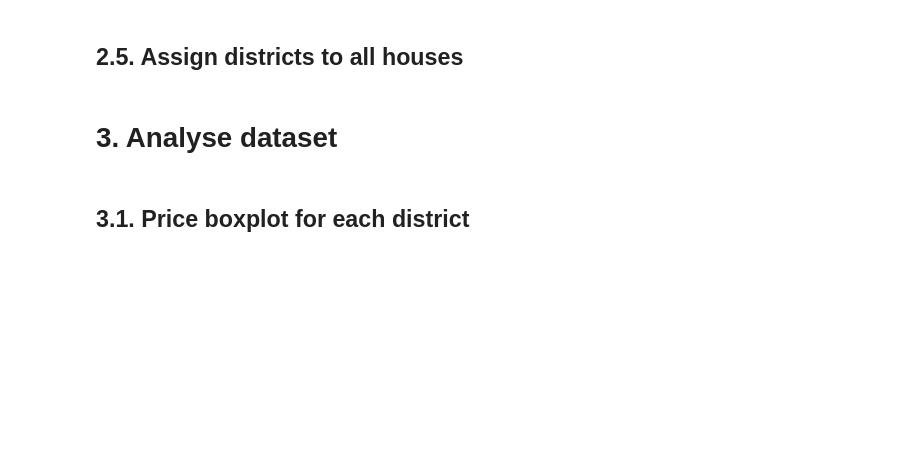
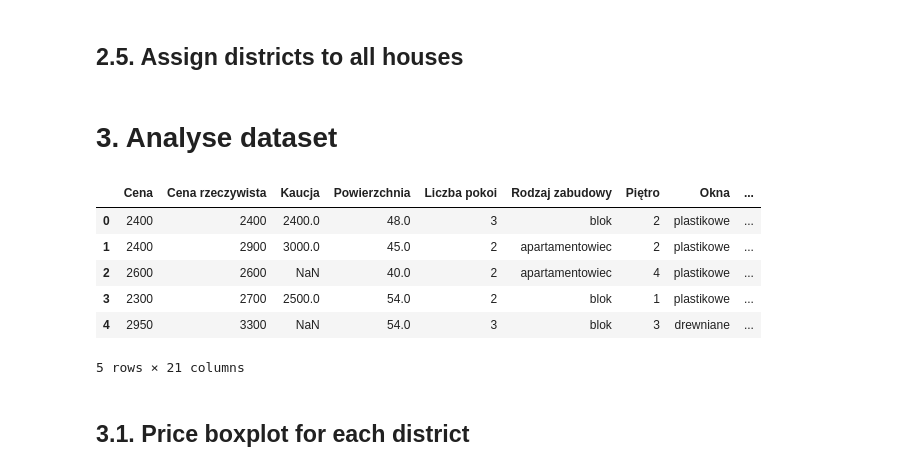
Before and after one commit to KrystianPlackowski/Apartments-data-parser, a Jupyter notebook: analyse.ipynb, the cells around one changed output. Saved outputs shown, nothing was run; the diff lists cells and outputs as text; code cells hidden in the pictures; blank space fills up the shorter version.

```diff
--- a/analyse.ipynb
+++ b/analyse.ipynb
@@ -122,6 +122,16 @@ apartaments['Nazwa dzielnicy'] = apartaments['Numer dzielnicy'].apply(
     lambda x: geo.iloc[int(x)]['name'] if notNan(x) else np.nan)
 # %% [markdown]
 # 3. Analyse dataset
+# %%
+apartaments.head()
+# %% [output]
+|  | Cena | Cena rzeczywista | Kaucja | Powierzchnia | Liczba pokoi | Rodzaj zabudowy | Piętro | Okna | ... |
+| 0 | 2400 | 2400 | 2400.0 | 48.0 | 3 | blok | 2 | plastikowe | ... |
+| 1 | 2400 | 2900 | 3000.0 | 45.0 | 2 | apartamentowiec | 2 | plastikowe | ... |
+| 2 | 2600 | 2600 | NaN | 40.0 | 2 | apartamentowiec | 4 | plastikowe | ... |
+| 3 | 2300 | 2700 | 2500.0 | 54.0 | 2 | blok | 1 | plastikowe | ... |
+| 4 | 2950 | 3300 | NaN | 54.0 | 3 | blok | 3 | drewniane | ... |
+5 rows × 21 columns
 # %% [markdown]
 ## 3.1. Price boxplot for each district
 # %%
```
Also changed, not shown: parts of 4 cells of this notebook.
